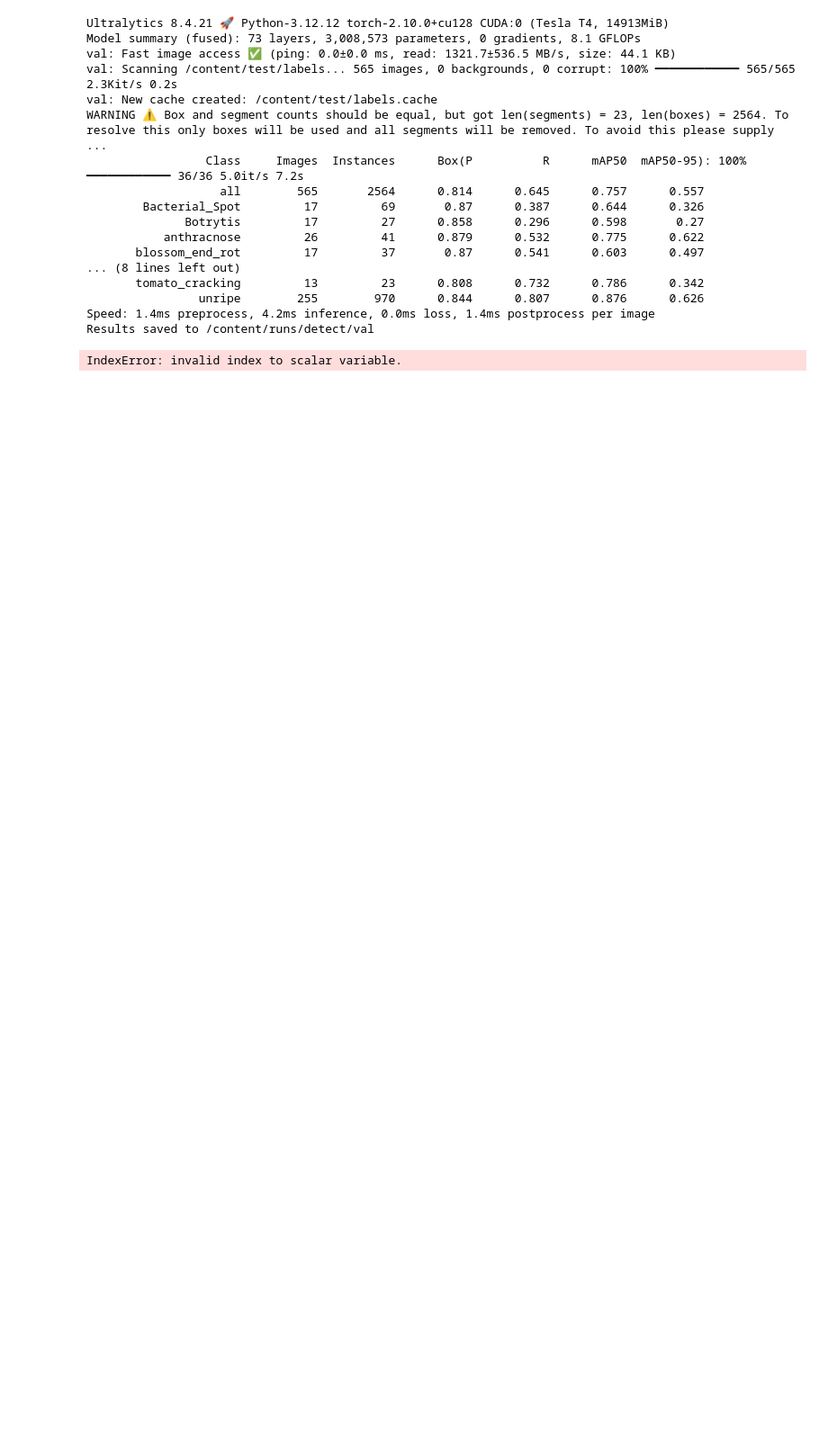
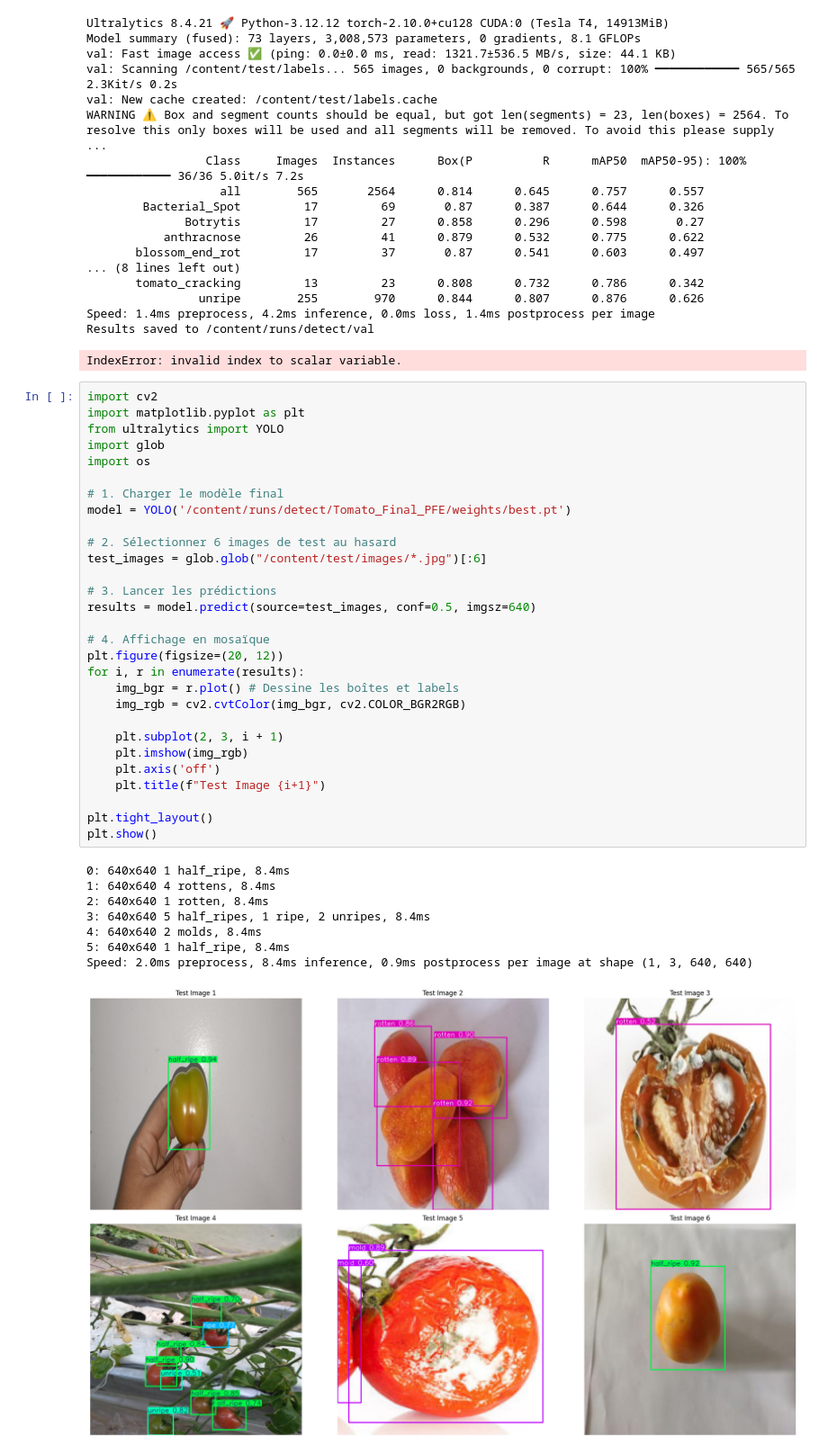
Before and after one commit to RayanChaouche/YOLOv8_ProjetTomates, a Jupyter notebook: Tomatesv4.ipynb, the cells around one changed output. Shown at 90% size. Cells and saved outputs as stored; diff of their text form; blank space fills up the shorter version.

```diff
--- a/Tomatesv4.ipynb
+++ b/Tomatesv4.ipynb
@@ -324,3 +324,41 @@ WARNING ⚠️ Box and segment counts should be equal, but got len(segments) = 2
 Speed: 1.4ms preprocess, 4.2ms inference, 0.0ms loss, 1.4ms postprocess per image
 Results saved to /content/runs/detect/val
 IndexError: invalid index to scalar variable.
+# %%
+import cv2
+import matplotlib.pyplot as plt
+from ultralytics import YOLO
+import glob
+import os
+
+# 1. Charger le modèle final
+model = YOLO('/content/runs/detect/Tomato_Final_PFE/weights/best.pt')
+
+# 2. Sélectionner 6 images de test au hasard
+test_images = glob.glob("/content/test/images/*.jpg")[:6]
+
+# 3. Lancer les prédictions
+results = model.predict(source=test_images, conf=0.5, imgsz=640)
+
+# 4. Affichage en mosaïque
+plt.figure(figsize=(20, 12))
+for i, r in enumerate(results):
+    img_bgr = r.plot() # Dessine les boîtes et labels
+    img_rgb = cv2.cvtColor(img_bgr, cv2.COLOR_BGR2RGB)
+
+    plt.subplot(2, 3, i + 1)
+    plt.imshow(img_rgb)
+    plt.axis('off')
+    plt.title(f"Test Image {i+1}")
+
+plt.tight_layout()
+plt.show()
+# %% [output]
+0: 640x640 1 half_ripe, 8.4ms
+1: 640x640 4 rottens, 8.4ms
+2: 640x640 1 rotten, 8.4ms
+3: 640x640 5 half_ripes, 1 ripe, 2 unripes, 8.4ms
+4: 640x640 2 molds, 8.4ms
+5: 640x640 1 half_ripe, 8.4ms
+Speed: 2.0ms preprocess, 8.4ms inference, 0.9ms postprocess per image at shape (1, 3, 640, 640)
+[figure, added]
```
Also changed, not shown: parts of 1 cell of this notebook.
